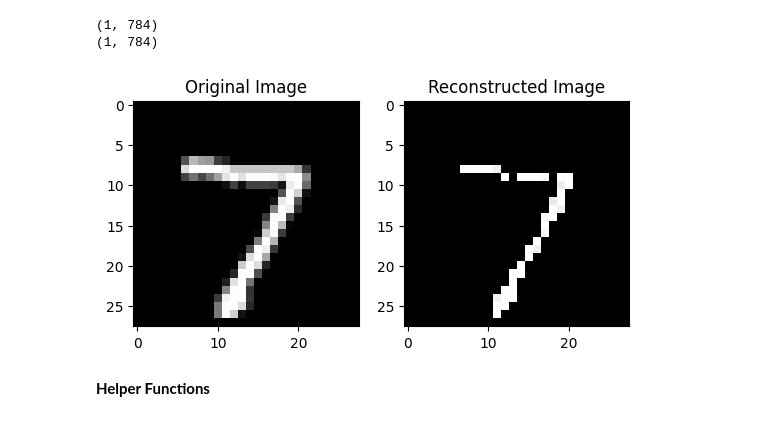
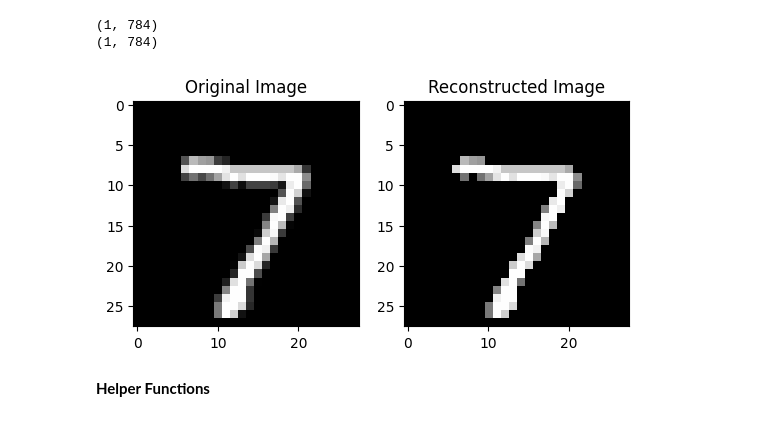
Before and after one commit to josephine-king/EE4740_ImageCompression, a Jupyter notebook: image_compression.ipynb, the cells around one changed output. Drawn from its saved outputs; the diff is of its cells as text; code cells hidden in the pictures.

```diff
--- a/image_compression.ipynb
+++ b/image_compression.ipynb
@@ -22,7 +22,7 @@ def import_mnist_data(num_img):
             raise FileNotFoundError("mnist_dataset.zip not found.")
     # Load the mnist data
     # Ignore the first column of the data (the label)
-    data = np.loadtxt("mnist_dataset/mnist_test.csv", delimiter=",", max_rows=num_img, usecols=range(1,785))
+    data = np.loadtxt("mnist_dataset/mnist_dataset/mnist_test.csv", delimiter=",", max_rows=num_img, usecols=range(1,785))
     data = data.reshape(num_img, 784)
     return data
 
@@ -68,7 +68,7 @@ def plot_algos(data, titles):
     fig.set_figwidth(14)
     for i in range(0,num_images):
         axs[i].imshow(data[i].reshape(28, 28), cmap='gray', vmin=0, vmax=255)
-        axs[i].set_title(titles[i])
+        axs[i].set_title(titles[i],fontsize=10)
 
     plt.tight_layout()
     plt.show()
@@ -81,22 +81,22 @@ def plot_meas_matrix(meas_matrix):
 # %%
 # Testing out data pre-processing functions
 
 data = import_mnist_data(1)
 print(data.shape)
 
-sparse_data = sparsify_data(data, 230) #anything below 100 is = zero
+sparse_data = sparsify_data(data, 100) #anything below 100 is = zero
 print(sparse_data.shape)
 
 plot_est_images(data, sparse_data)
 
 meas_matrix = make_meas_matrix(200,784)
 # plot_meas_matrix(meas_matrix[0:24,0:24])
 
 measurement = get_measurements(sparse_data, meas_matrix)
 # %% [output]
 (1, 784)
 (1, 784)
-[figure, old version]
+[figure, new version]
 # %% [markdown]
 **Helper Functions**
 # %%
```
Also changed, not shown: parts of 11 cells of this notebook.
